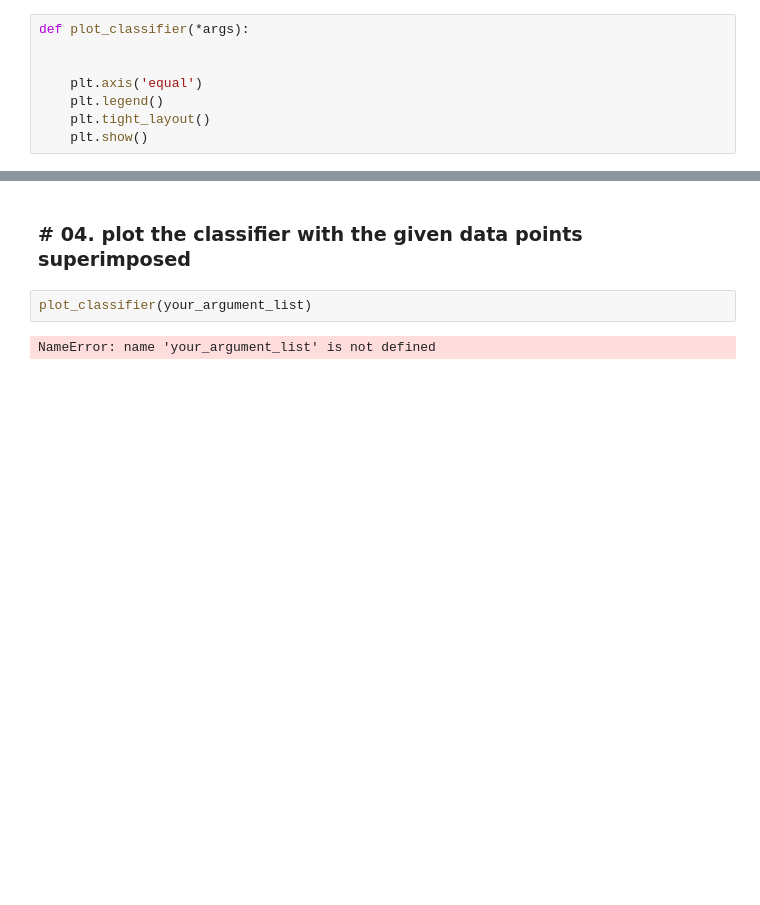
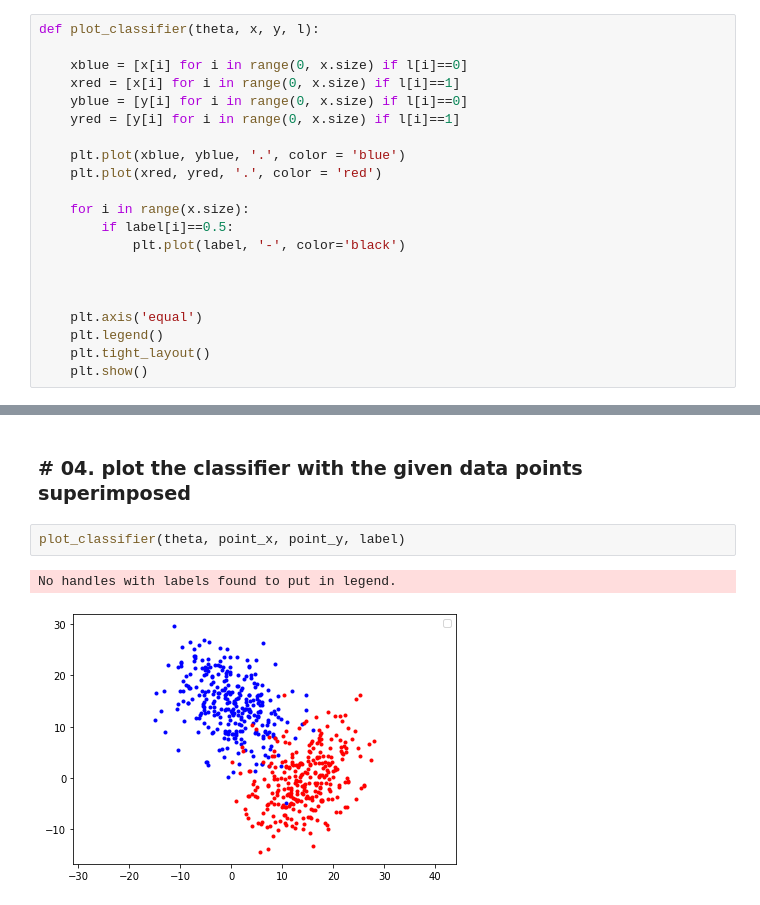
Before and after one commit to DancingGamza/Machine_learning, a Jupyter notebook: assignment_08.ipynb, the cells around one changed output, grey strips where cells are left out. Saved outputs shown, nothing was run; the diff lists cells and outputs as text; blank space fills up the shorter version.

```diff
--- a/assignment_08.ipynb
+++ b/assignment_08.ipynb
@@ -143,14 +147,27 @@ def plot_model_parameter(*args):
 
     plt.tight_layout()
     plt.show()
-# %%
-def plot_classifier(*args):
-
-
-    plt.axis('equal')
-    plt.legend()
-    plt.tight_layout()
-    plt.show()
+# %%
+def plot_classifier(theta, x, y, l):
+
+    xblue = [x[i] for i in range(0, x.size) if l[i]==0]
+    xred = [x[i] for i in range(0, x.size) if l[i]==1]
+    yblue = [y[i] for i in range(0, x.size) if l[i]==0]
+    yred = [y[i] for i in range(0, x.size) if l[i]==1]
+
+    plt.plot(xblue, yblue, '.', color = 'blue')
+    plt.plot(xred, yred, '.', color = 'red')
+
+    for i in range(x.size):
+        if label[i]==0.5:
+            plt.plot(label, '-', color='black')
+
+
+
+    plt.axis('equal')
+    plt.legend()
+    plt.tight_layout()
+    plt.show()
 # %% [markdown]
 # * * * * * * * * * * * * * * * * * * * * * * * * * * * * * * * * *
 # %% [markdown]
@@ -178,7 +196,8 @@ plot_loss_curve(loss_iteration)
 [figure]
 # %% [markdown]
 ### # 04. plot the classifier with the given data points superimposed
-# %%
-plot_classifier(your_argument_list)
-# %% [output]
-NameError: name 'your_argument_list' is not defined
+# %%
+plot_classifier(theta, point_x, point_y, label)
+# %% [output]
+No handles with labels found to put in legend.
+[figure, added]
```
Also changed, not shown: parts of 3 cells of this notebook.
